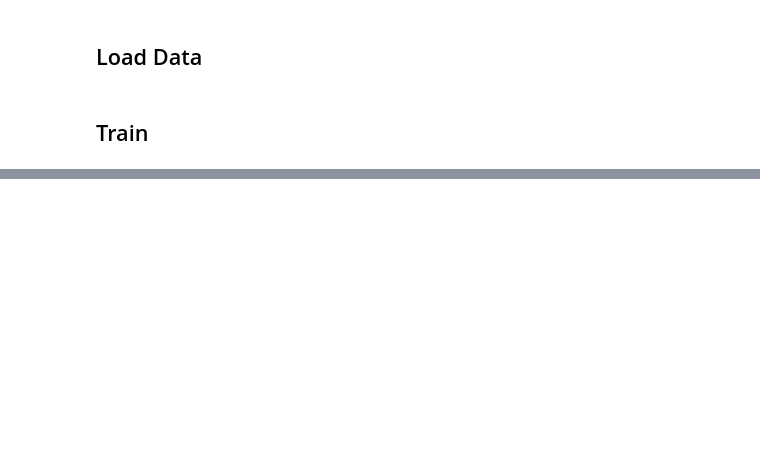
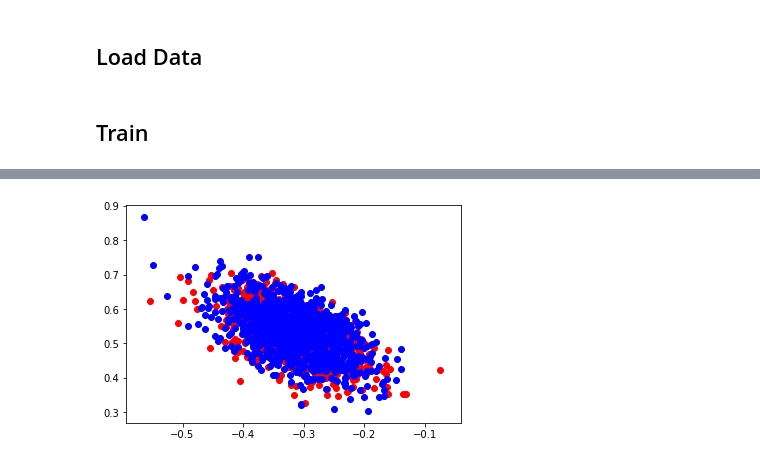
Before and after one commit to Ravisutha/DrLim, a Jupyter notebook: drlim.ipynb, the cells around one changed output, grey strips where cells are left out. Cells and saved outputs as stored; diff of their text form; code cells hidden in the pictures; blank space fills up the shorter version.

```diff
--- a/drlim.ipynb
+++ b/drlim.ipynb
@@ -253,0 +275,34 @@ RuntimeError: Calculated padded input size per channel: (5 x 5). Kernel size: (9
+# %%
+# Manifold
+data_manifold_4 = []
+data_manifold_11 = []
+
+for i in range(len(data_4)):
+    input_4 = torch.tensor(data_4[i]).unsqueeze(0).to(device)
+    out = net(input_4)
+    out = out.clone()
+    out = out.cpu().detach().numpy().squeeze()
+    data_manifold_4.append(out)
+
+data_manifold_4 = np.array(data_manifold_4)
+
+for i in range(len(data_11)):
+    input_11 = torch.tensor(data_11[i]).unsqueeze(0).to(device)
+    out = net(input_11)
+    out = out.clone()
+    out = out.cpu().detach().numpy().squeeze()
+    data_manifold_11.append(out)
+
+data_manifold_11 = np.array(data_manifold_11)
+# %%
+data_11_x = data_manifold_11[:, 0]
+data_11_y = data_manifold_11[:, 1]
+
+data_4_x = data_manifold_4[:, 0]
+data_4_y = data_manifold_4[:, 1]
+# %%
+plt.scatter(data_11_x, data_11_y, color="r")
+plt.scatter(data_4_x, data_4_y, color="b")
+plt.show()
+# %% [output]
+[figure, added]
```
Also changed, not shown: parts of 5 cells of this notebook, 1 other file.
